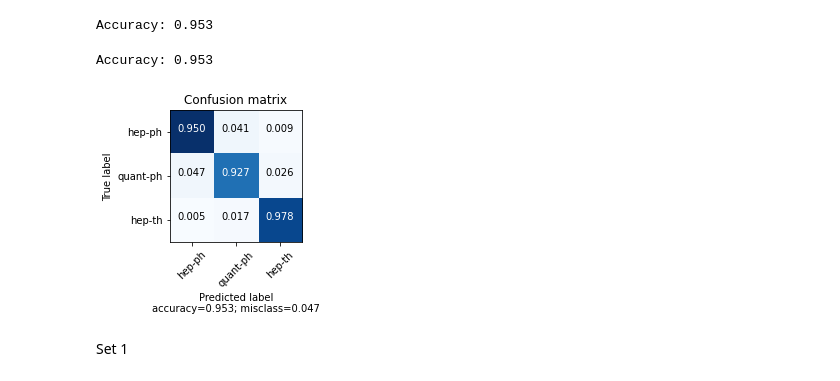
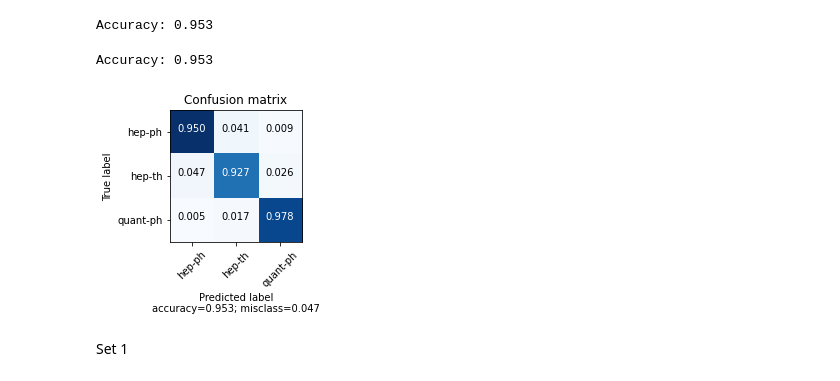
Before and after one commit to matteo-perillo/Abstracts-classification, a Jupyter notebook: 02_Logistic regression.ipynb, the cells around one changed output. Cells and saved outputs as stored; diff of their text form; code cells hidden in the pictures.

```diff
--- a/02_Logistic regression.ipynb
+++ b/02_Logistic regression.ipynb
@@ -182,14 +182,14 @@ Accuracy: 0.953
 # %%
 #Accuracy score
 acc = accuracy_score(y_test0, yhat0)
 print('Accuracy: %.3f' % round(acc, 3))
 
 #Confusion matrix
 conf = confusion_matrix(y_test0, yhat0)
-plot_confusion_matrix(conf, cat_index[:3], name='lr0')
+plot_confusion_matrix(conf, ['hep-ph', 'hep-th', 'quant-ph'], name='lr0')
 # %% [output]
 Accuracy: 0.953
-[figure, old version]
+[figure, new version]
 # %% [markdown]
 Set 1
 # %%
```
Also changed, not shown: parts of 2 cells of this notebook.
